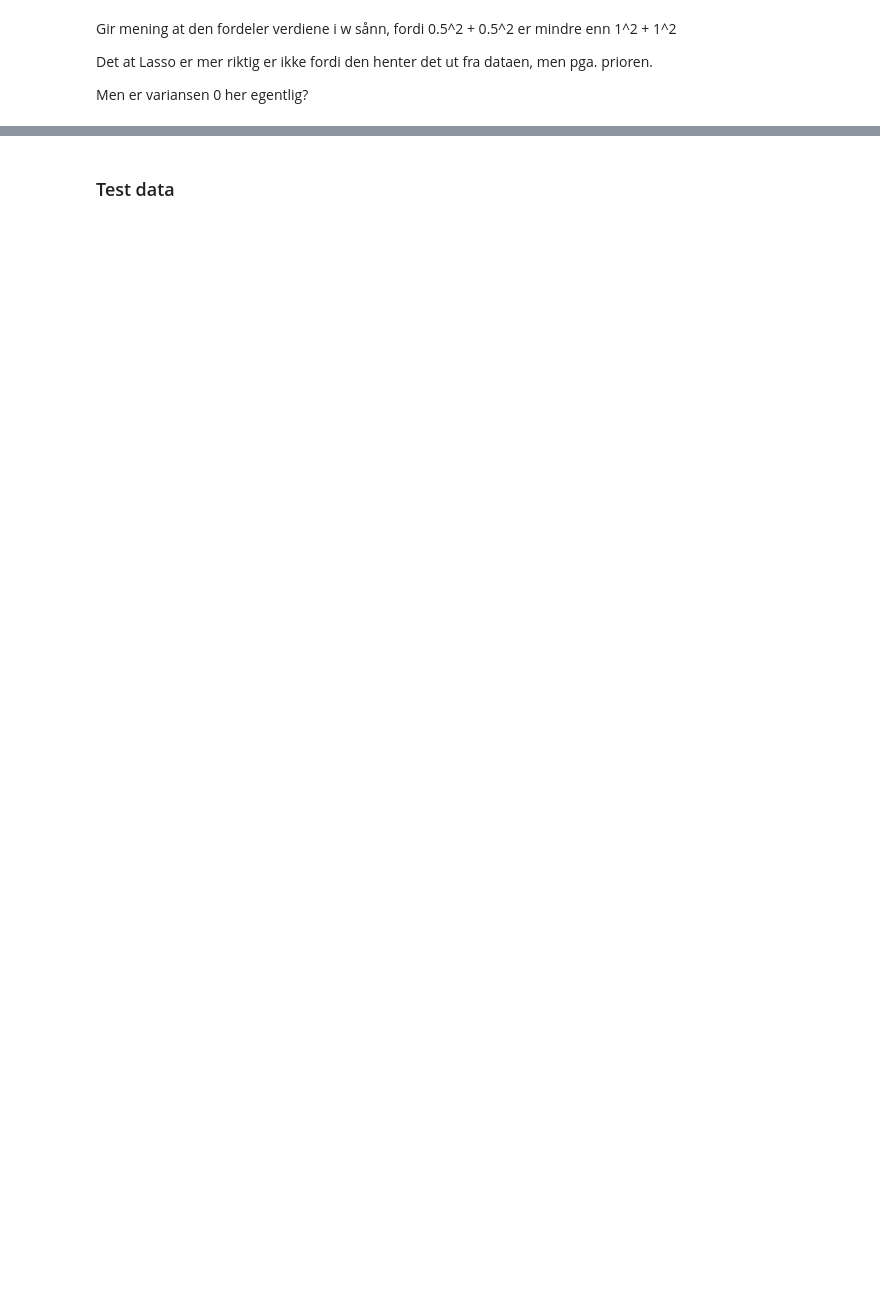
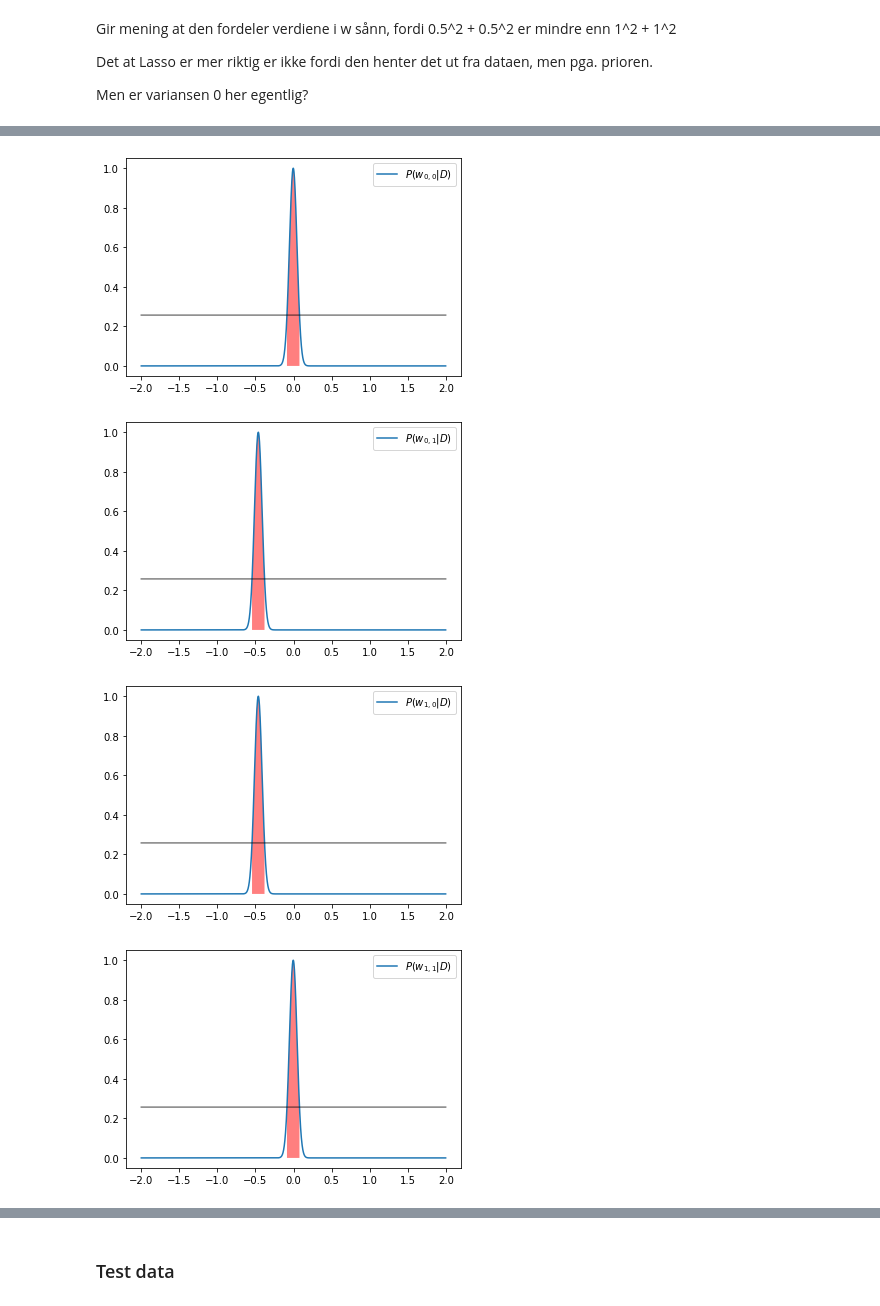
Before and after one commit to Kodemannen/Bayesian-Inference-and-Machine-Learning, a Jupyter notebook: Presentation.ipynb, the cells around one changed output, grey strips where cells are left out. Saved outputs shown, nothing was run; the diff lists cells and outputs as text; code cells hidden in the pictures; blank space fills up the shorter version.

Commit message:
Added credible intervals

```diff
--- a/Presentation.ipynb
+++ b/Presentation.ipynb
@@ -369,0 +377,64 @@ plot_w_distribution(1,2)
+# %%
+
+def credible_interval(index1, index2):
+    P_ = Pw(index1,index2)
+    # normalize
+    P_normed = P_ / np.sum(P_)
+
+    # Water filling algorithm:
+    #points = np.zeros_like(P_normed, dtype=np.int)
+    points_taken= []
+    points = []
+    done = False
+    t = 0
+    while not done:
+        best=0
+        bestindex=0
+        for i in range(len(P_normed)-1):
+            if i not in points_taken:
+                val = P_normed[i]
+                if val > best:
+                    best = val
+                    bestindex = i
+        points_taken.append(bestindex)
+        points.append(best)
+        if np.sum(points) >= 0.9:
+            done=True
+
+    points_taken = np.array(points_taken, dtype=np.int)
+    argsorted = np.argsort(points_taken)
+
+    points_taken = points_taken[argsorted]
+
+
+    plot_w_distribution(index1,index2,show=False)
+    first_lastw = [w_range[points_taken[0]], w_range[points_taken[-1]]]
+    first_lastP = [P_[points_taken[0]], P_[points_taken[-1]]]
+
+
+    fill = np.zeros(len(points_taken)+2)
+    fill[1:-1] = P_[points_taken]
+
+    w_range_fill = np.zeros_like(fill)
+    w_range_fill[1:-1] = w_range[points_taken]
+    w_range_fill[0] = w_range_fill[1]
+    w_range_fill[-1] = w_range_fill[-2]
+
+    plt.fill(w_range_fill,fill,facecolor="red",alpha=0.5)
+
+    line = np.ones(len(w_range))*P_[points_taken[0]]
+    #plt.scatter(w_range[points_taken], P_[points_taken])
+    #plt.plot(first_lastw, first_lastP, color="k")
+    plt.plot(w_range,line, "k", alpha=0.5)
+    plt.show()
+
+credible_interval(0,0)
+credible_interval(0,1)
+credible_interval(1,0)
+credible_interval(1,1)
+credible_interval(1,2)
+# %% [output]
+[figure, added]
+[figure, added]
+[figure, added]
+[figure, added]
```
Also changed, not shown: parts of 13 cells of this notebook.
